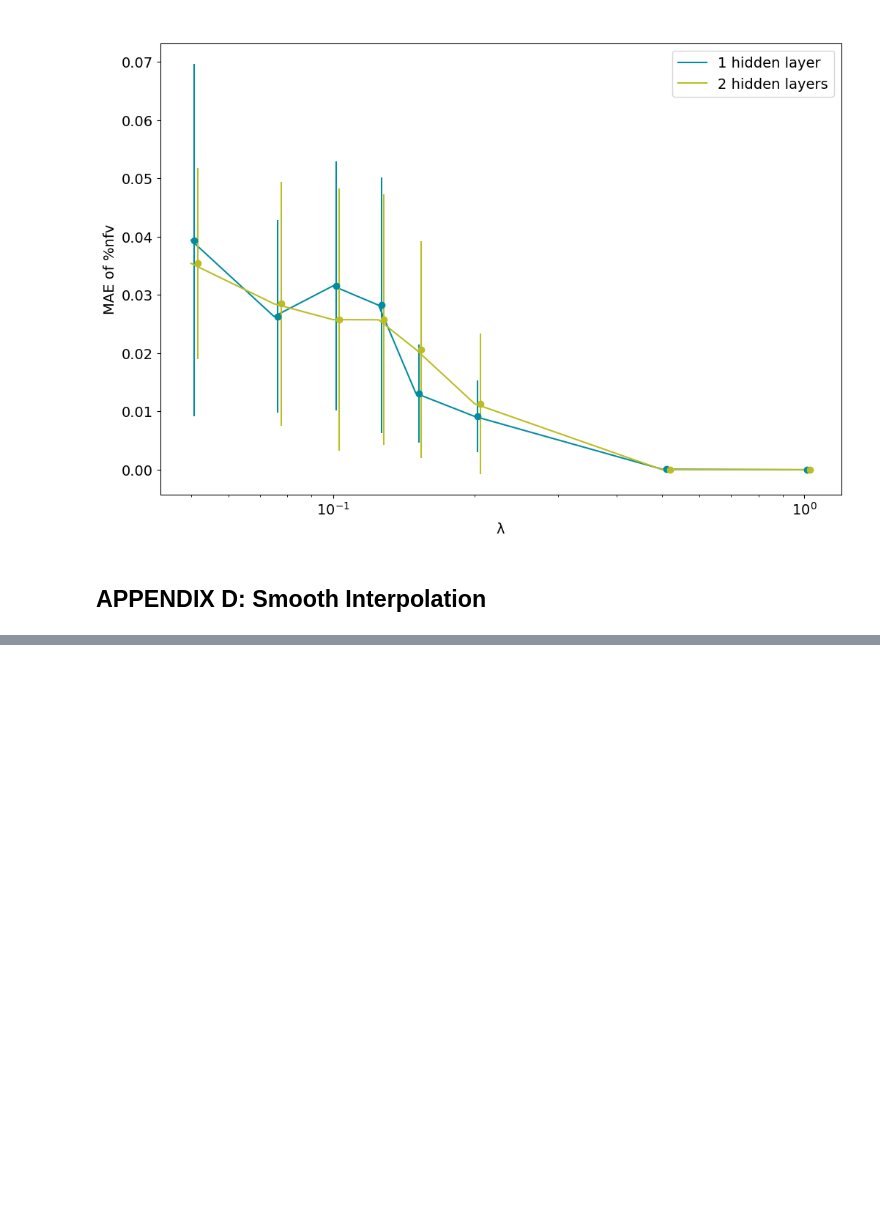
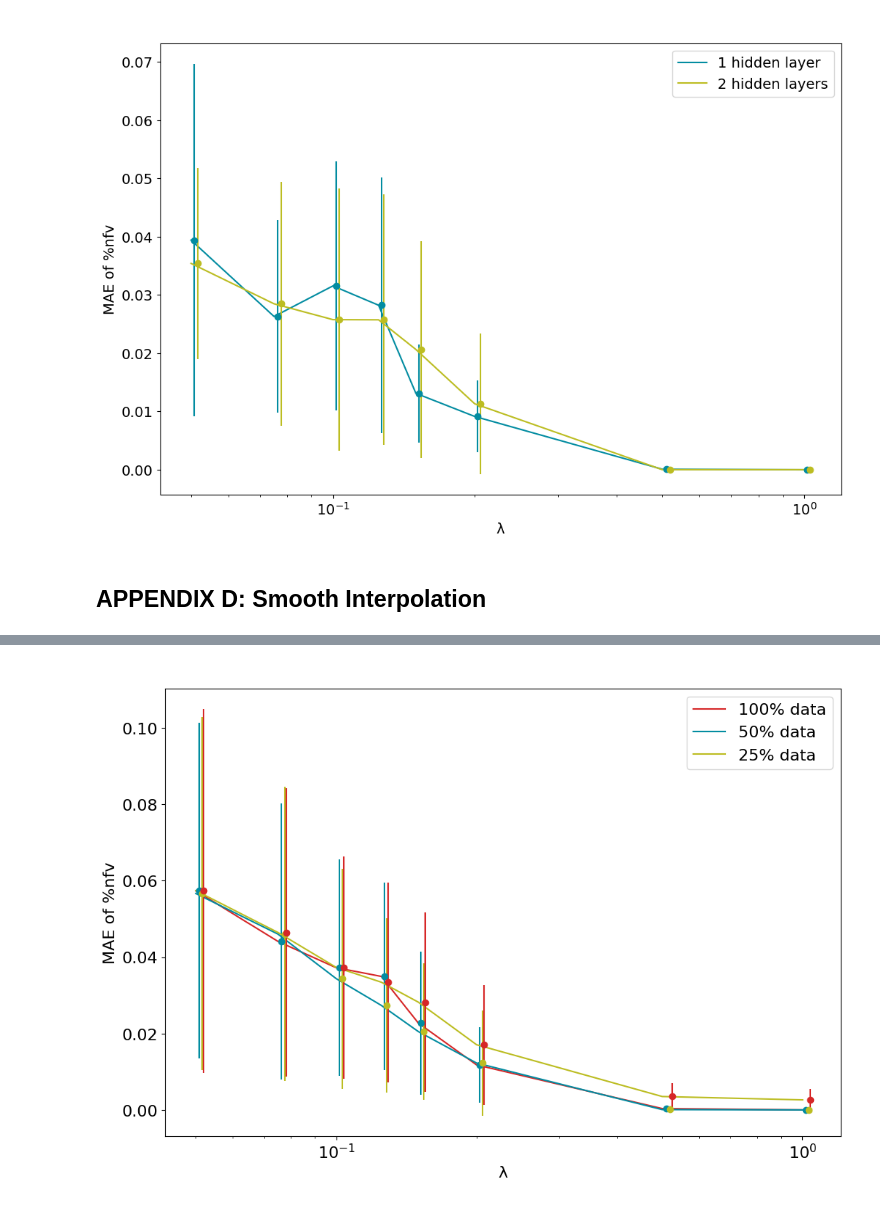
Before and after one commit to aisha-lawal/hyperpredict, a Jupyter notebook: visualizations/hyperpredict_clapirn.ipynb, the cells around one changed output, grey strips where cells are left out. Drawn from its saved outputs; the diff is of its cells as text; code cells hidden in the pictures; blank space fills up the shorter version.

```diff
--- a/testing/hyperpredict_clapirn.ipynb
+++ b/visualizations/hyperpredict_clapirn.ipynb
@@ -562,0 +592,36 @@ with torch.no_grad():
+# %%
+#nfv difference
+hundered_percent_data["nfv_difference"] = abs((hundered_percent_data["predicted_nfv"]/ maximum_nfv)*100 - (hundered_percent_data["target_nfv"]/maximum_nfv)*100)
+mean_difference =  hundered_percent_data.groupby("lamda").mean().reset_index()
+std_dev = hundered_percent_data.groupby("lamda").std().reset_index()
+sns.lineplot(x=lamda, y=mean_difference["nfv_difference"], color="#d62728")
+plt.errorbar(x_errorbar + lamda, mean_difference["nfv_difference"], yerr=std_dev["nfv_difference"], fmt='o', color = '#028ca1')
+
+fifty_percent_data["nfv_difference"] = abs((fifty_percent_data["predicted_nfv"]/ maximum_nfv)*100 - (fifty_percent_data["target_nfv"]/maximum_nfv)*100)
+mean_difference =  fifty_percent_data.groupby("lamda").mean().reset_index()
+std_dev = fifty_percent_data.groupby("lamda").std().reset_index()
+sns.lineplot(x=lamda, y=mean_difference["nfv_difference"], color="#028ca1", errorbar="sd")
+plt.errorbar([x*2 for x in x_errorbar]+lamda, mean_difference["nfv_difference"], yerr=std_dev["nfv_difference"], fmt='o', color='#bcbd22')
+
+twentyfive_percent_data["nfv_difference"] = abs((twentyfive_percent_data["predicted_nfv"]/ maximum_nfv)*100 - (twentyfive_percent_data["target_nfv"]/maximum_nfv)*100)
+mean_difference =  twentyfive_percent_data.groupby("lamda").mean().reset_index()
+std_dev = twentyfive_percent_data.groupby("lamda").std().reset_index()
+sns.lineplot(x=lamda, y=mean_difference["nfv_difference"], color="#bcbd22")
+plt.errorbar([x*2.5 for x in x_errorbar]+lamda, mean_difference["nfv_difference"], yerr=std_dev["nfv_difference"], fmt='o', color='#d62728')
+
+
+custom_legend = [
+    plt.Line2D([0], [0], color='#d62728',  linestyle='-', markersize=5),
+    plt.Line2D([0], [0], color='#028ca1',  linestyle='-', markersize=5),
+    plt.Line2D([0], [0], color='#bcbd22', linestyle='-', markersize=5),
+]
+legend_labels = ['100% data', '50% data', '25% data']
+
+plt.legend(custom_legend, legend_labels)
+plt.title(" ");
+plt.xlabel("λ");
+plt.ylabel("MAE of %nfv");
+plt.xscale('log')
+plt.show()
+# %% [output]
+[figure, added]
```
Also changed, not shown: parts of 10 cells of this notebook.
